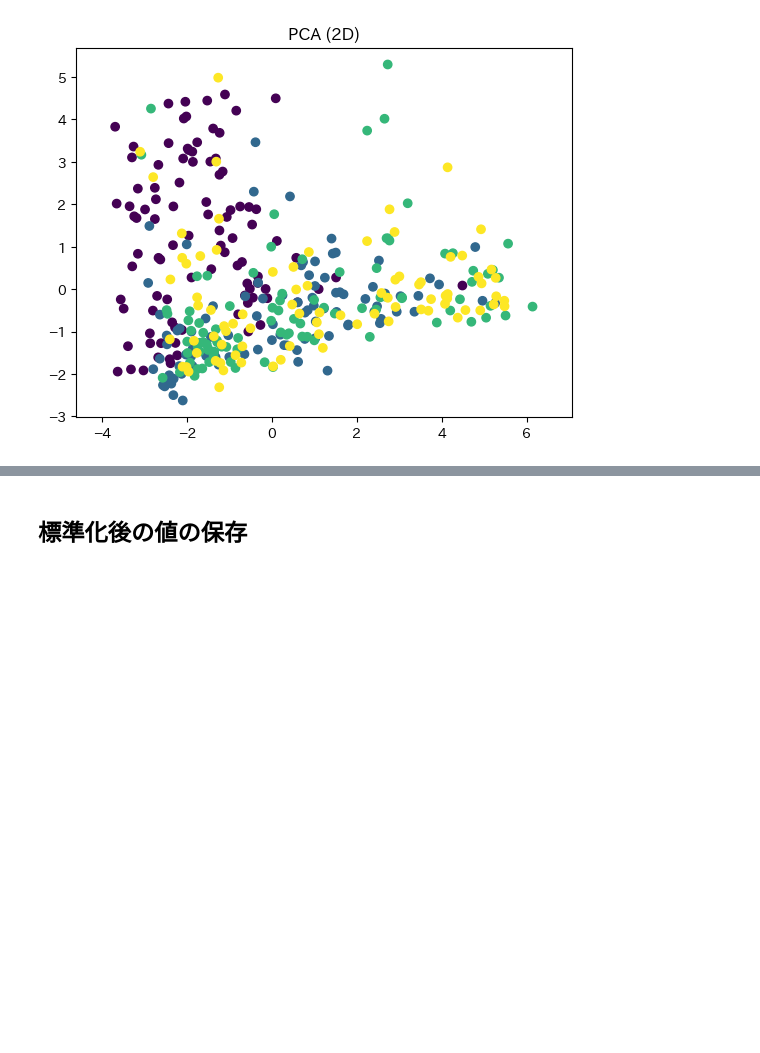
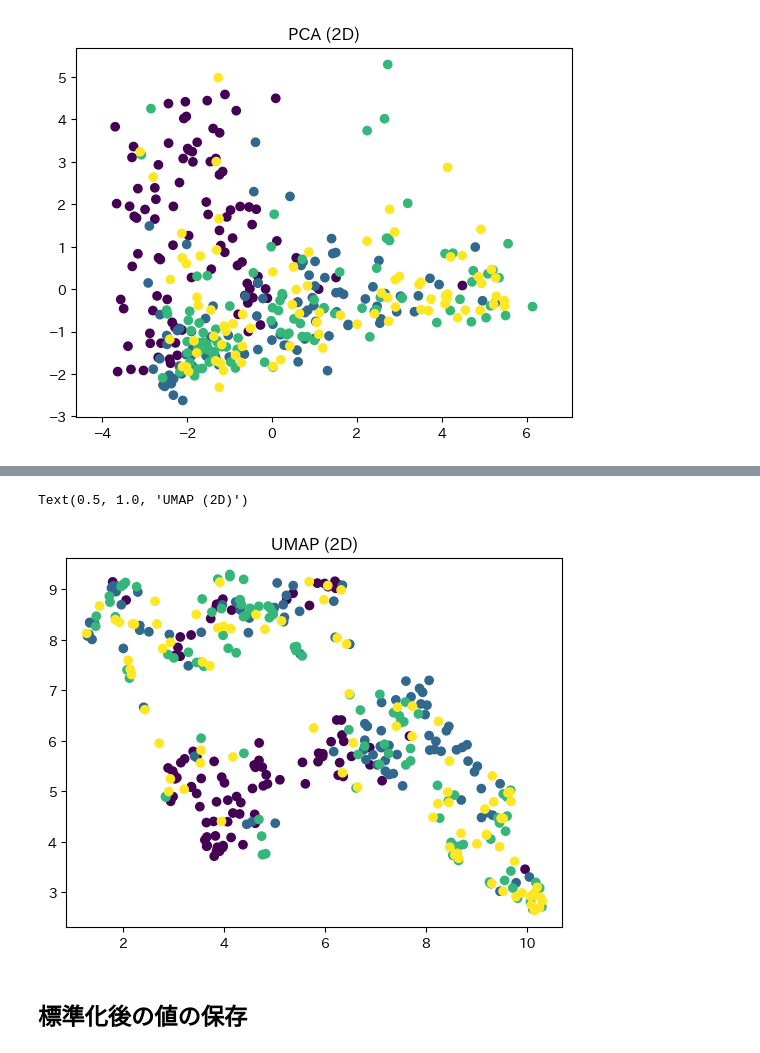
Before and after one commit to tMaehashi/Mapper-Introduction, a Jupyter notebook: single_cell/tutorial.ipynb, the cells around one changed output, grey strips where cells are left out. Saved outputs shown, nothing was run; the diff lists cells and outputs as text; code cells hidden in the pictures; blank space fills up the shorter version.

```diff
--- a/single_cell/tutorial.ipynb
+++ b/single_cell/tutorial.ipynb
@@ -96,3 +107,14 @@ Text(0.5, 1.0, 'PCA (2D)')
+# %%
+import umap
+
+UMAP = umap.UMAP(n_components=2, random_state=0, n_neighbors=15).fit_transform(val)
+
+plt.axis('equal')
+plt.scatter(UMAP[:, 0], UMAP[:, 1], c=day_label)
+plt.title('UMAP (2D)')
+# %% [output]
+Text(0.5, 1.0, 'UMAP (2D)')
+[figure, added]
 # %% [markdown]
 ## 標準化後の値の保存
 # %%
```
Also changed, not shown: parts of 1 cell of this notebook.
